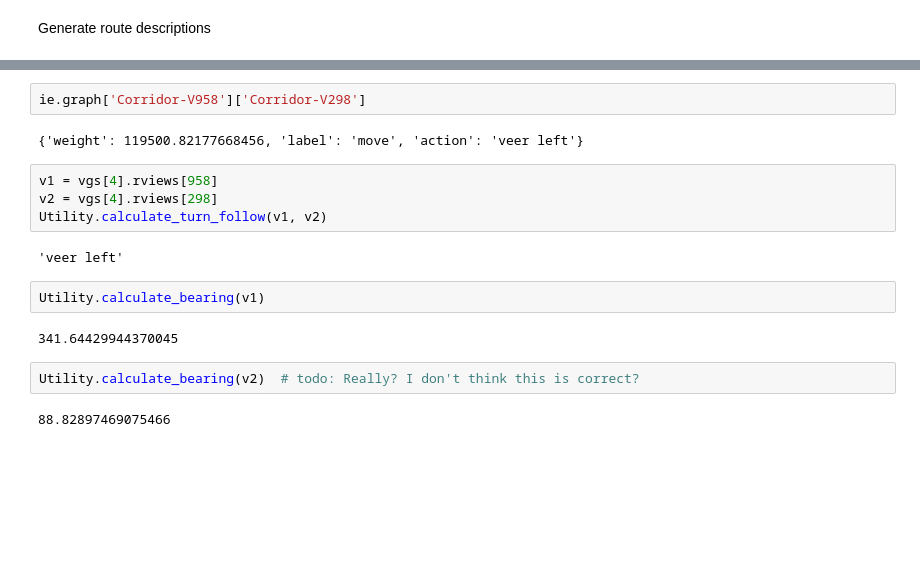
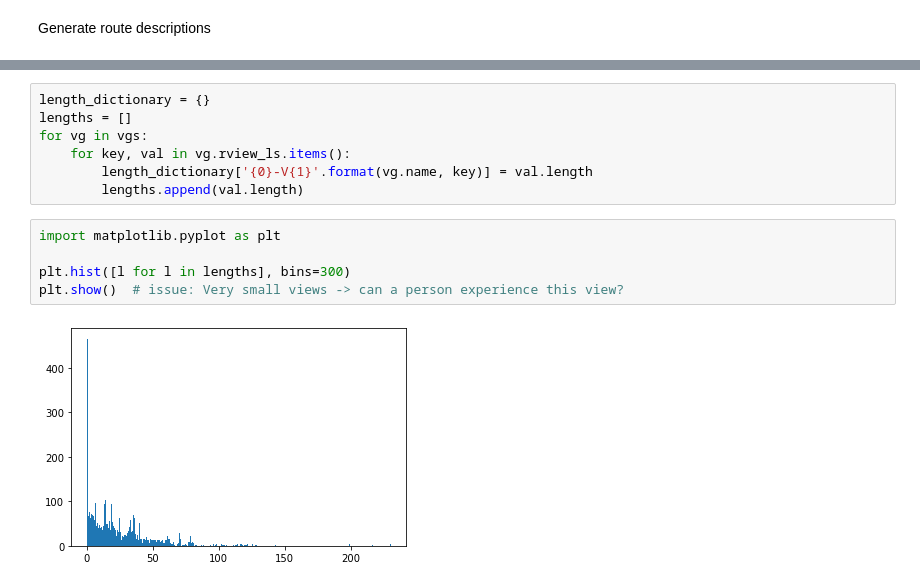
Before and after one commit to hamzeiehsan/indoor_view_graph, a Jupyter notebook: TestGraph.ipynb, the cells around one changed output, grey strips where cells are left out. Cells and saved outputs as stored; diff of their text form; blank space fills up the shorter version.

```diff
--- a/TestGraph.ipynb
+++ b/TestGraph.ipynb
@@ -258,19 +277,15 @@ Utility.print_instructions(all_instructions)
 ********************END*********************
-# %%
-ie.graph['Corridor-V958']['Corridor-V298']
-# %% [output]
-{'weight': 119500.82177668456, 'label': 'move', 'action': 'veer left'}
-# %%
-v1 = vgs[4].rviews[958]
-v2 = vgs[4].rviews[298]
-Utility.calculate_turn_follow(v1, v2)
-# %% [output]
-'veer left'
-# %%
-Utility.calculate_bearing(v1)
-# %% [output]
-341.64429944370045
-# %%
-Utility.calculate_bearing(v2)  # todo: Really? I don't think this is correct?
-# %% [output]
-88.82897469075466
+# %%
+length_dictionary = {}
+lengths = []
+for vg in vgs:
+    for key, val in vg.rview_ls.items():
+        length_dictionary['{0}-V{1}'.format(vg.name, key)] = val.length
+        lengths.append(val.length)
+# %%
+import matplotlib.pyplot as plt
+
+plt.hist([l for l in lengths], bins=300)
+plt.show()  # issue: Very small views -> can a person experience this view?
+# %% [output]
+[figure, added]
```
Also changed, not shown: parts of 19 cells of this notebook, 6 other files.
